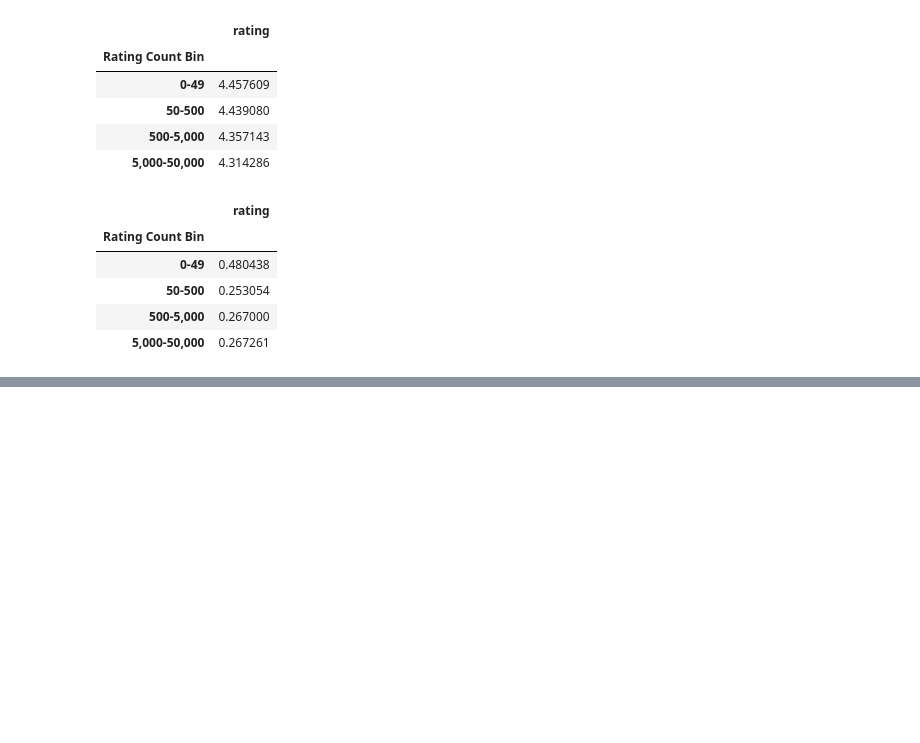
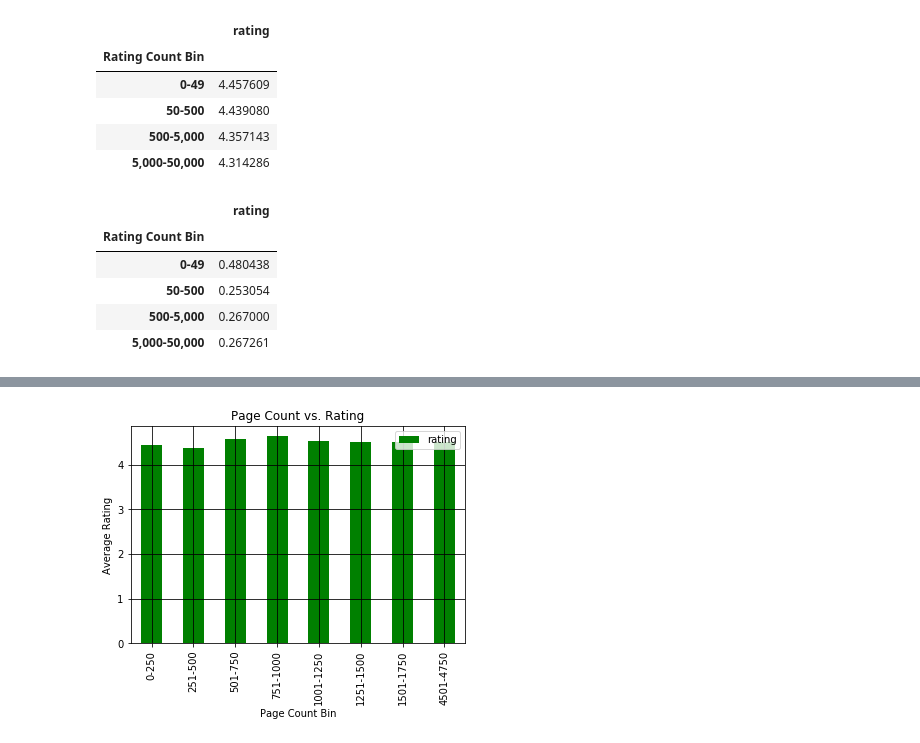
Before and after one commit to hrofarrow/Book_analysis-, a Jupyter notebook: Final_Data_Analysis.ipynb, the cells around one changed output, grey strips where cells are left out. Saved outputs shown, nothing was run; the diff lists cells and outputs as text; code cells hidden in the pictures; blank space fills up the shorter version.

```diff
--- a/Final_Data_Analysis.ipynb
+++ b/Final_Data_Analysis.ipynb
@@ -476,0 +511,6 @@ book_group[["rating"]].std()
+# %%
+#Bin by Page Count
+bins = [0,249,500,750,1000,1250,1500,1750,2000,2250,2500,2750,3000,3250,3500,3750,4000,4250,4500,4750,5000]
+group_names = ['0-250', '251-500', '501-750', '751-1000', '1001-1250', '1251-1500', '1501-1750', '1751-2000', '2001-2250', '2251-2500','2501-2750', '2751-3000', '3001-3250', '3251-3500', '3501-3750', '3751-4000', '4001-4250', '4251-4500','4501-4750', '4751-5000']
+book_df['Page Count Bin'] = pd.cut(book_df['page_count'], bins, labels=group_names)
+book_df
@@ -476,0 +531,12 @@ book_group[["rating"]].std()
+# %%
+#Groupby Page Count
+groupby_df = pd.DataFrame(book_df.groupby('Page Count Bin').mean()['rating'])
+bar = groupby_df.dropna().plot(kind='bar', title='Page Count vs. Rating', color='green');
+bar.set_ylabel("Average Rating")
+bar.grid('on', which='major', axis='x', color='black')
+bar.grid('on', which='major', axis='y', color='black')
+
+# Save the figure
+plt.savefig("./Figures/PageCountvsRating.png")
+# %% [output]
+[figure, added]
```
Also changed, not shown: parts of 7 cells of this notebook, 7 other files.
